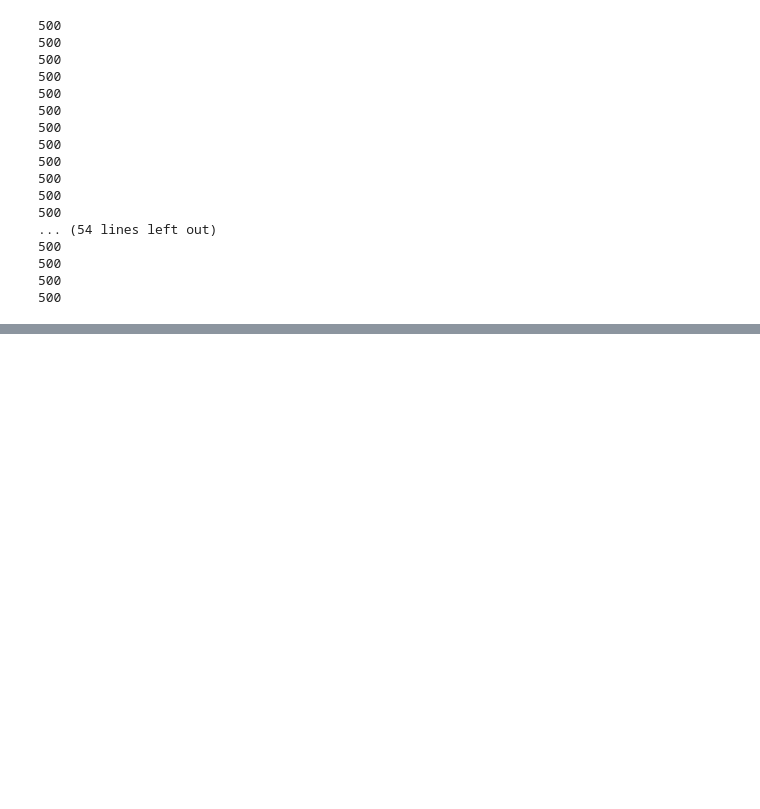
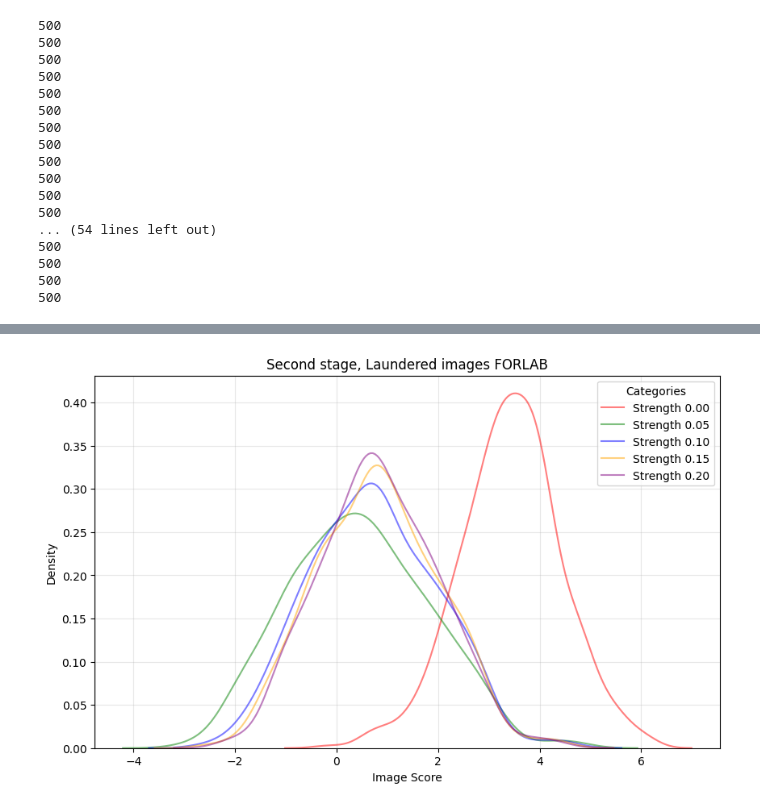
Before and after one commit to mard4/fake-image-detectors, a Jupyter notebook: EXPERIMENTS/plotter.ipynb, the cells around one changed output, grey strips where cells are left out. Cells and saved outputs as stored; diff of their text form; code cells hidden in the pictures; blank space fills up the shorter version.

```diff
--- a/EXPERIMENTS/plotter.ipynb
+++ b/EXPERIMENTS/plotter.ipynb
@@ -241,3 +241,5 @@ plot_density([S2_STR_00_FFHQ_1_NEW, S2_STR_05_FFHQ, S2_STR_10_FFHQ, S2_STR_15_FF
 # %%
 plot_density([S2_STR_00_FORLAB_1_NEW, S2_STR_05_FORLAB, S2_STR_10_FORLAB, S2_STR_15_FORLAB, S2_STR_20_FORLAB], ["Strength 0.00", "Strength 0.05", "Strength 0.10", "Strength 0.15", "Strength 0.20"],
-              ["Red", "Green", "Blue", "Yellow", "Purple"], "Second stage, Laundered images FORLAB", "Laundered_FORLAB_S2" )
+              ["Red", "Green", "Blue", "Orange", "Purple"], "Second stage, Laundered images FORLAB", "Laundered_FORLAB_S2" )
+# %% [output]
+[figure, added]
```
Also changed, not shown: parts of 7 cells of this notebook.
